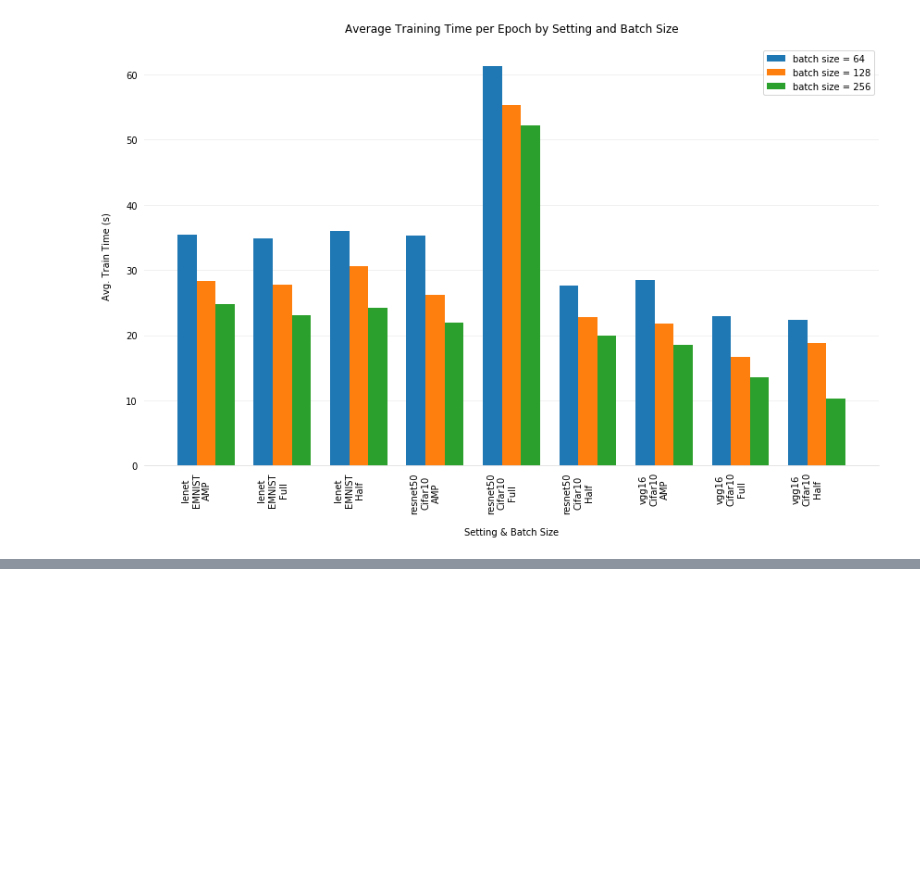
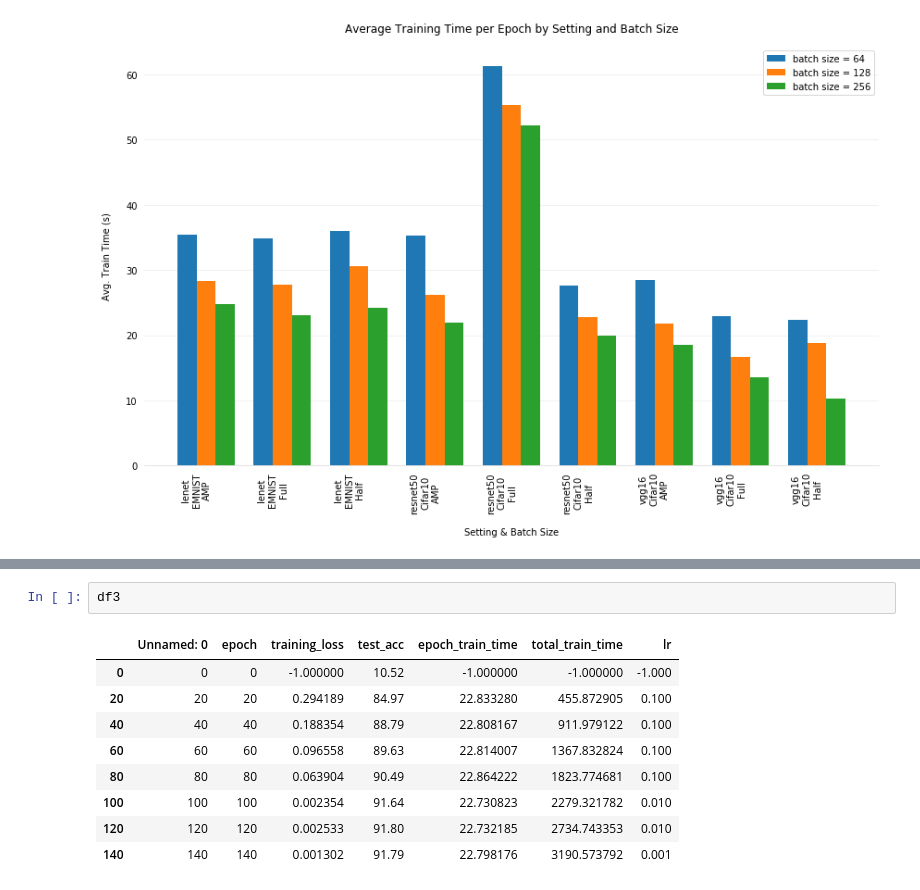
Before and after one commit to kamikazekartik/cs744_assignments, a Jupyter notebook: project/plot_figures.ipynb, the cells around one changed output, grey strips where cells are left out. Drawn from its saved outputs; the diff is of its cells as text; blank space fills up the shorter version.

```diff
--- a/project/plot_figures.ipynb
+++ b/project/plot_figures.ipynb
@@ -227,0 +242,12 @@ plt.savefig("resnet50_convergence_time.png", format='png', dpi=600, bbox_inches=
+# %%
+df3
+# %% [output]
+|  | Unnamed: 0 | epoch | training_loss | test_acc | epoch_train_time | total_train_time | lr |
+| 0 | 0 | 0 | -1.000000 | 10.52 | -1.000000 | -1.000000 | -1.000 |
+| 20 | 20 | 20 | 0.294189 | 84.97 | 22.833280 | 455.872905 | 0.100 |
+| 40 | 40 | 40 | 0.188354 | 88.79 | 22.808167 | 911.979122 | 0.100 |
+| 60 | 60 | 60 | 0.096558 | 89.63 | 22.814007 | 1367.832824 | 0.100 |
+| 80 | 80 | 80 | 0.063904 | 90.49 | 22.864222 | 1823.774681 | 0.100 |
+| 100 | 100 | 100 | 0.002354 | 91.64 | 22.730823 | 2279.321782 | 0.010 |
+| 120 | 120 | 120 | 0.002533 | 91.80 | 22.732185 | 2734.743353 | 0.010 |
+| 140 | 140 | 140 | 0.001302 | 91.79 | 22.798176 | 3190.573792 | 0.001 |
```
Also changed, not shown: parts of 5 cells of this notebook, 2 other files.
